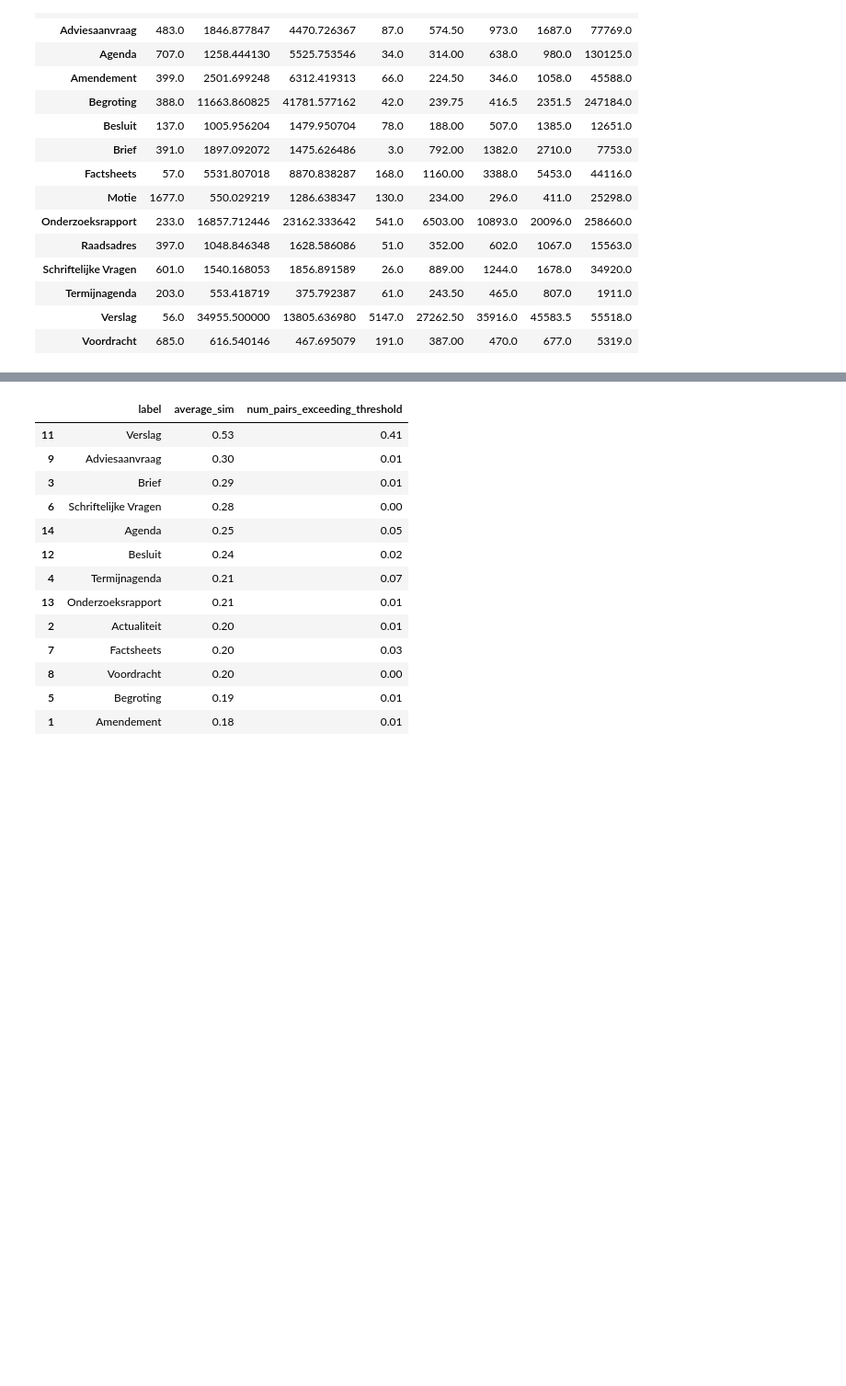
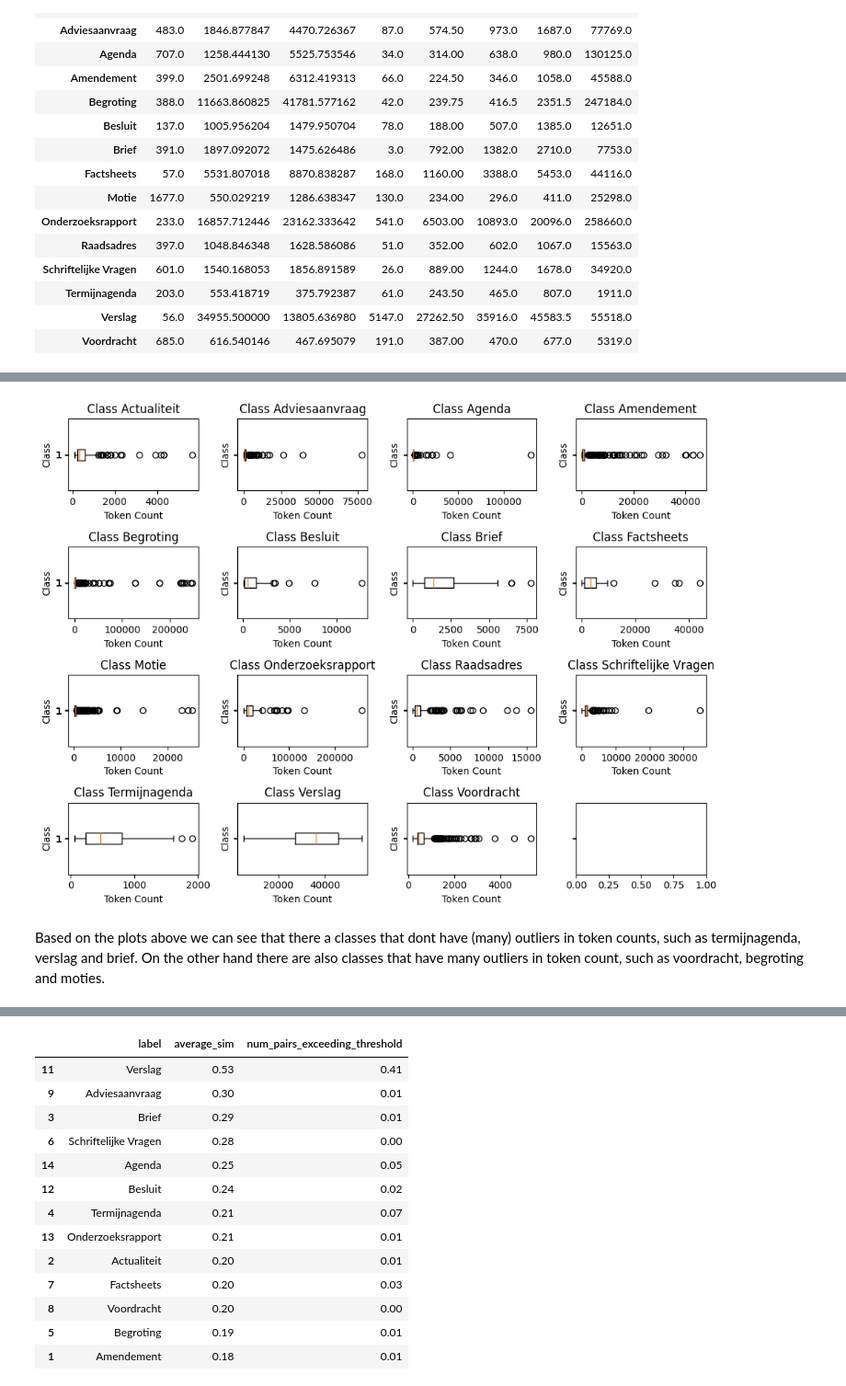
Before and after one commit to Amsterdam-Internships/document-classification-using-large-language-models, a Jupyter notebook: notebooks/EDA.ipynb, the cells around one changed output, grey strips where cells are left out. Shown at 92% size. Saved outputs shown, nothing was run; the diff lists cells and outputs as text; code cells hidden in the pictures; blank space fills up the shorter version.

```diff
--- a/notebooks/EDA.ipynb
+++ b/notebooks/EDA.ipynb
@@ -237,0 +226,27 @@ Verslag is the class with the highest similarity between the documents. Which is
+# %%
+grouped = df.groupby('label')
+
+# Create subplots
+fig, axs = plt.subplots(4, 4, figsize=(10, 7.5), sharey=True)
+
+# Iterate over groups and plot boxplots
+for i, (label, group) in enumerate(grouped):
+    row = i // 4
+    col = i % 4
+    axs[row, col].boxplot(group['token_length'], vert=False)
+    axs[row, col].set_title(f'Class {label}')
+    axs[row, col].set_xlabel('Token Count')
+    axs[row, col].set_ylabel('Class')
+
+# Hide empty subplots if any
+for i in range(len(grouped), 3*5):
+    row = i // 5
+    col = i % 5
+    axs[row, col].axis('off')
+
+plt.tight_layout()
+plt.show()
+# %% [output]
+[figure, added]
+# %% [markdown]
+Based on the plots above we can see that there a classes that dont have (many) outliers in token counts, such as termijnagenda, verslag and brief. On the other hand there are also classes that have many outliers in token count, such as voordracht, begroting and moties.
```
Also changed, not shown: parts of 24 cells of this notebook, 1 other file.
